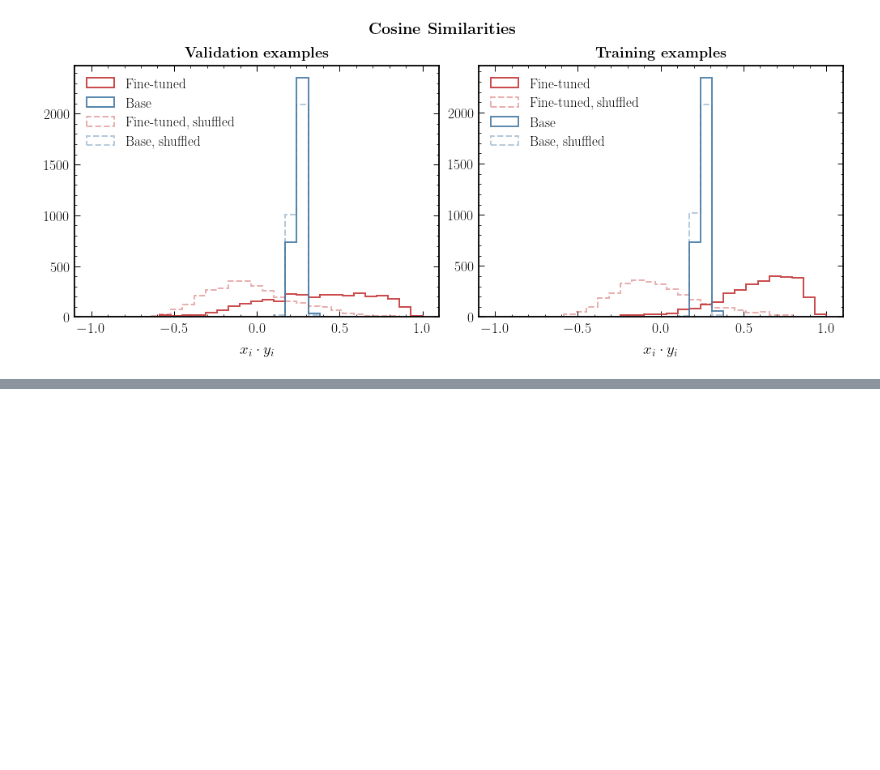
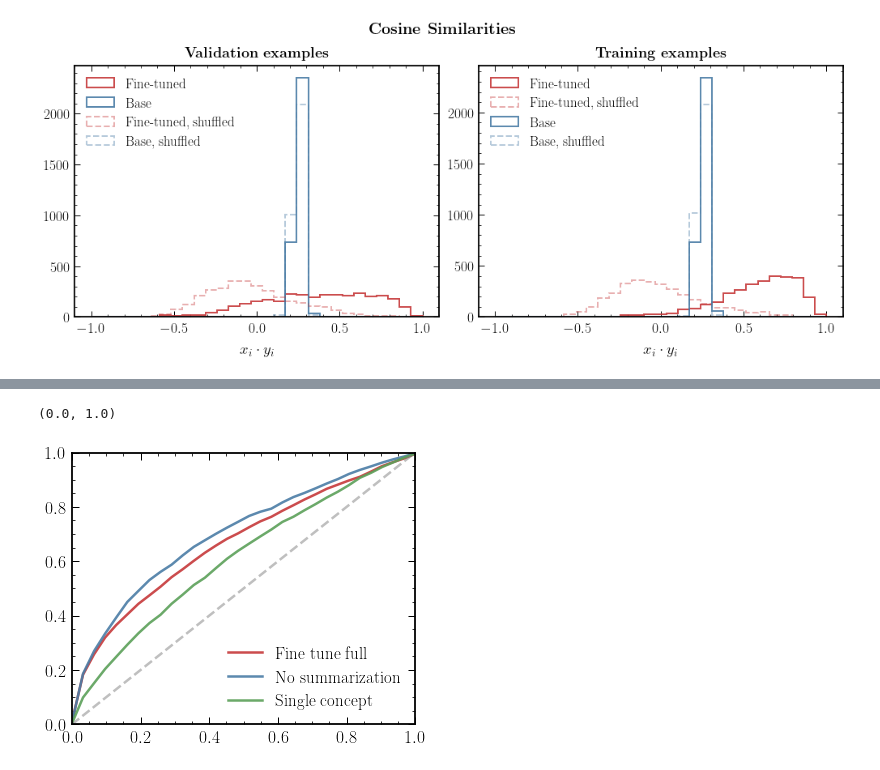
Before and after one commit to smsharma/PAPERCLIP-Hubble, a Jupyter notebook: notebooks/09_dot_product_eval.ipynb, the cells around one changed output, grey strips where cells are left out. Drawn from its saved outputs; the diff is of its cells as text; code cells hidden in the pictures; blank space fills up the shorter version.

```diff
--- a/notebooks/09_dot_product_eval.ipynb
+++ b/notebooks/09_dot_product_eval.ipynb
@@ -283,0 +376,47 @@ plt.savefig("../paper/plots/sim_summ1.pdf")
+# %%
+files = tf.io.gfile.glob(f"/n/holyscratch01/iaifi_lab/smsharma/hubble_data/tfrecords_v5/*val*.tfrecord")
+ds = make_dataloader(files, batch_size=config.training.batch_size, seed=config.seed, split="val", shuffle=True, caption_type="summary")
+# %%
+run_labels = ['pretty-aardvark-45',
+             'devout-hill-47',
+              "cool-aardvark-77",
+              ]
+
+run_legends = ['Fine tune full',
+              "No summarization",
+               'Single concept',
+               ]
+# %%
+accuracy_lists = []
+for run_name in tqdm(run_labels[:]):
+
+    ckpt_dir = "{}/{}".format(logging_dir, run_name)  # Load SLURM run
+
+    best_fn = lambda metrics: metrics[f"val/top_10_accuracy"]
+
+    mgr_options = orbax.checkpoint.CheckpointManagerOptions(step_prefix=f'step', best_fn=best_fn, best_mode='min', create=False)
+    ckpt_mgr = orbax.checkpoint.CheckpointManager(f"{ckpt_dir}/ckpts/", orbax.checkpoint.Checkpointer(orbax.checkpoint.PyTreeCheckpointHandler()), mgr_options)
+
+    restore_args = flax.training.orbax_utils.restore_args_from_target(state, mesh=None)
+    restored_state = ckpt_mgr.restore(ckpt_mgr.latest_step(), items=state, restore_kwargs={'restore_args': restore_args})
+
+    if state is restored_state:
+        raise FileNotFoundError(f"Did not load checkpoint correctly")
+
+    image_feat_stack, captions_feat_stack, _, _ = get_features_ds(restored_state, ds, use_sum1=False, randomize_objects=True)
+
+    accuracy_list = get_roc(np.vstack(image_feat_stack), np.vstack(captions_feat_stack))
+    accuracy_lists.append(accuracy_list)
+# %%
+for idx, accuracy_list in enumerate(accuracy_lists):
+    plt.plot(np.linspace(0., 1., len(accuracy_list)), accuracy_list, label=run_legends[idx])
+
+plt.plot([0, 1], [0, 1], ls='--', alpha=0.5, color='grey')
+
+plt.legend()
+
+plt.xlim(0, 1)
+plt.ylim(0, 1)
+# %% [output]
+(0.0, 1.0)
+[figure, added]
```
Also changed, not shown: parts of 18 cells of this notebook.
